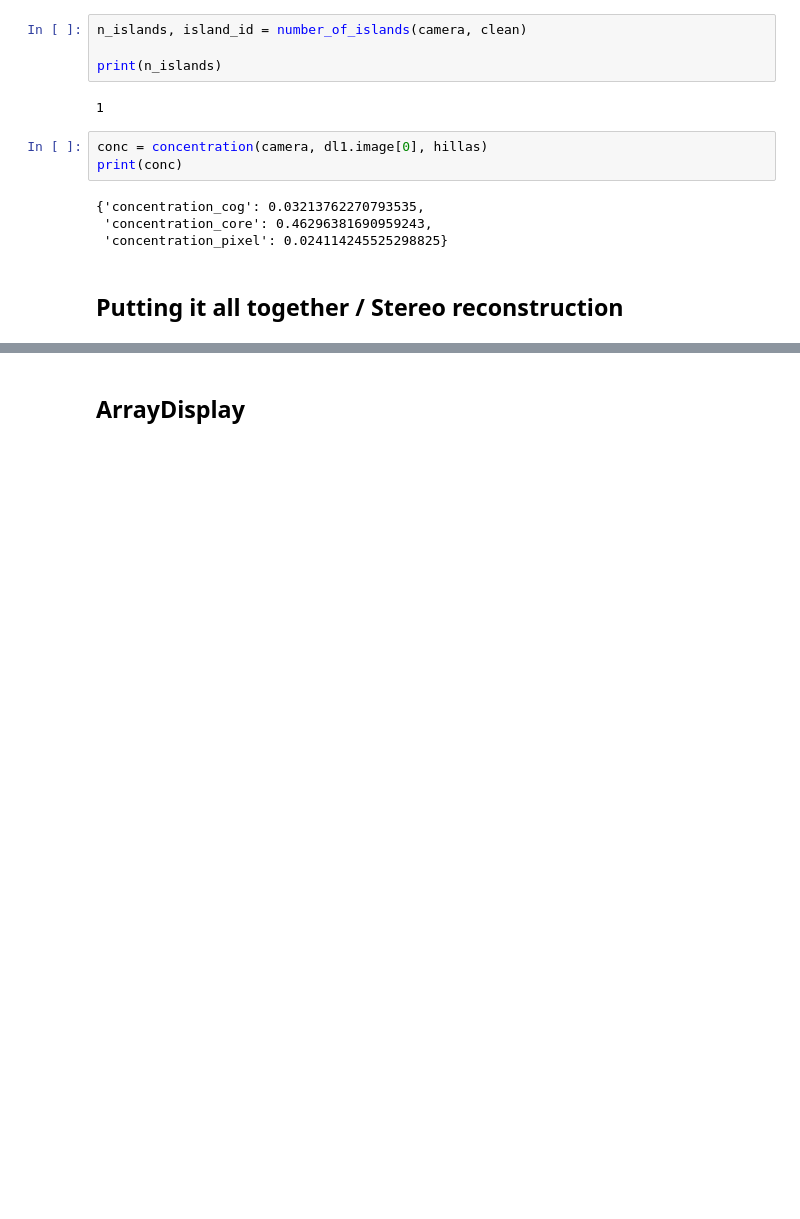
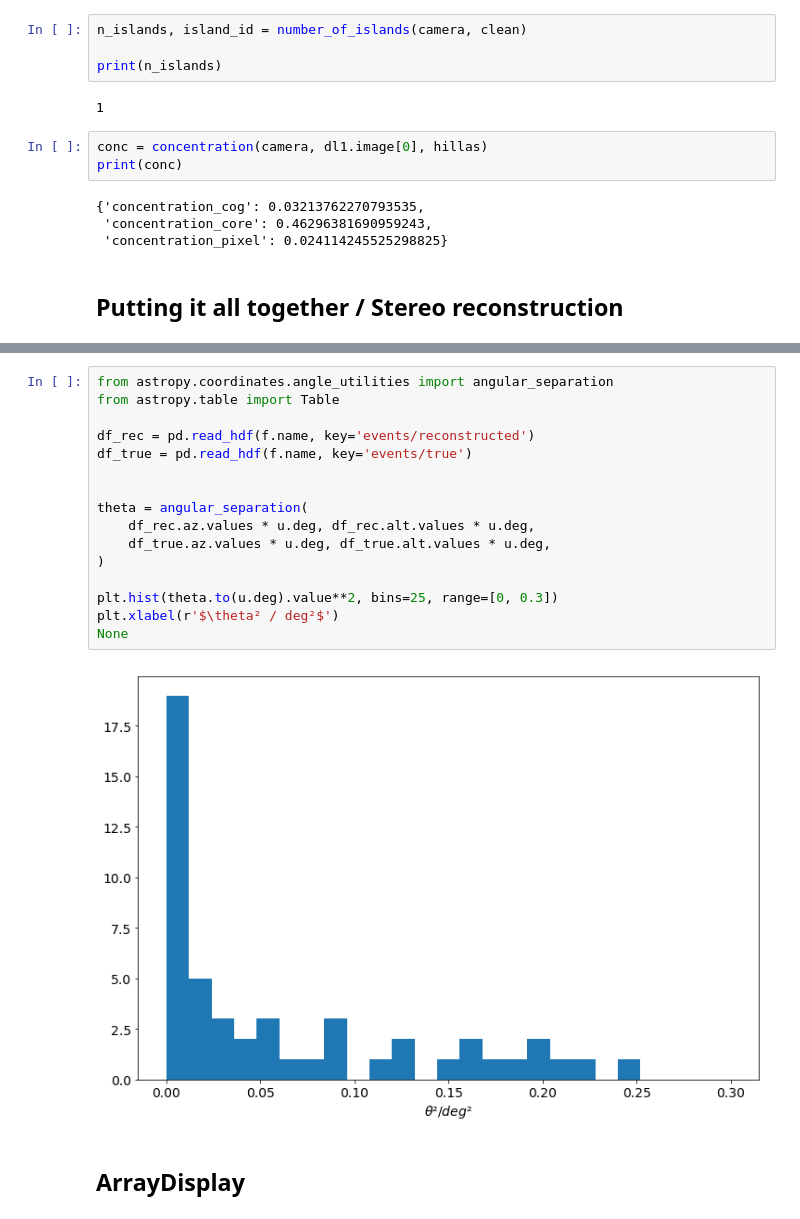
Before and after one commit to cta-observatory/ctapipe, a Jupyter notebook: examples/notebooks/2018_lst_analysis_bootcamp.ipynb, the cells around one changed output, grey strips where cells are left out. Drawn from its saved outputs; the diff is of its cells as text; blank space fills up the shorter version.

```diff
--- a/examples/notebooks/2018_lst_analysis_bootcamp.ipynb
+++ b/examples/notebooks/2018_lst_analysis_bootcamp.ipynb
@@ -414,3 +457,21 @@ Id: 1, E = 1.864 TeV, Telescopes: 9
+# %%
+from astropy.coordinates.angle_utilities import angular_separation
+from astropy.table import Table
+
+df_rec = pd.read_hdf(f.name, key='events/reconstructed')
+df_true = pd.read_hdf(f.name, key='events/true')
+
+
+theta = angular_separation(
+    df_rec.az.values * u.deg, df_rec.alt.values * u.deg,
+    df_true.az.values * u.deg, df_true.alt.values * u.deg,
+)
+
+plt.hist(theta.to(u.deg).value**2, bins=25, range=[0, 0.3])
+plt.xlabel(r'$\theta² / deg²$')
+None
+# %% [output]
+[figure, added]
 # %% [markdown]
 ## ArrayDisplay
 # %%
```
Also changed, not shown: parts of 7 cells of this notebook.
